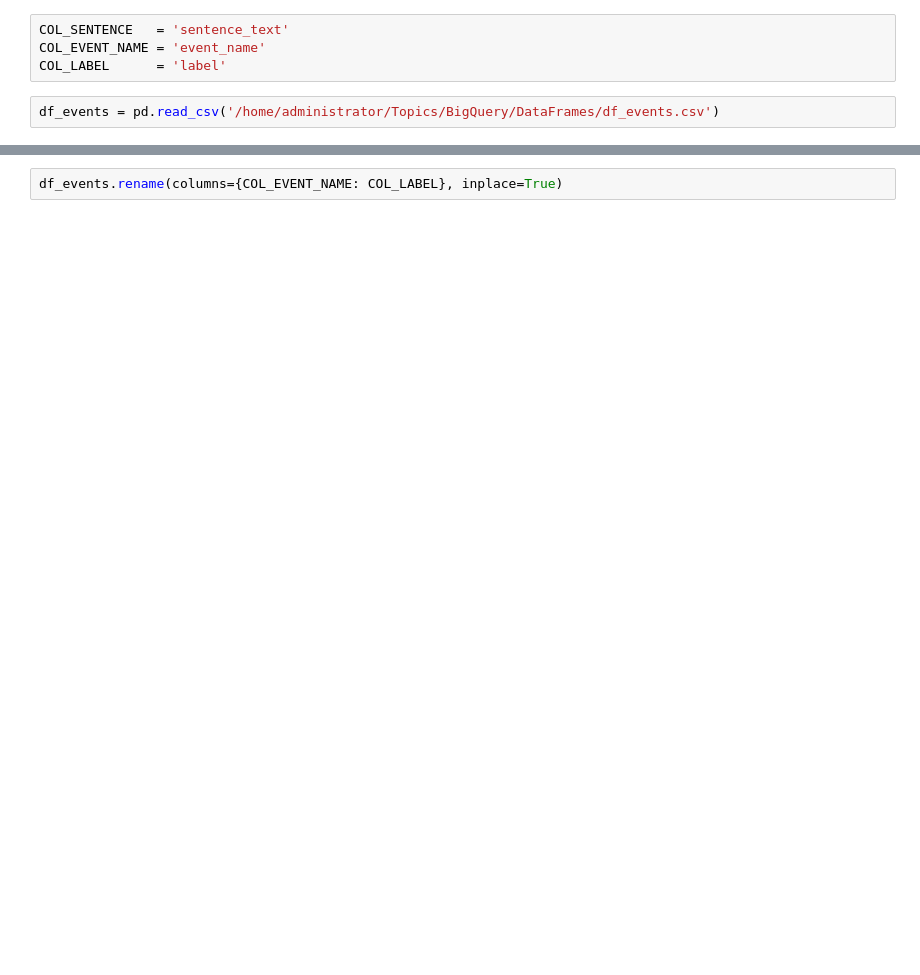
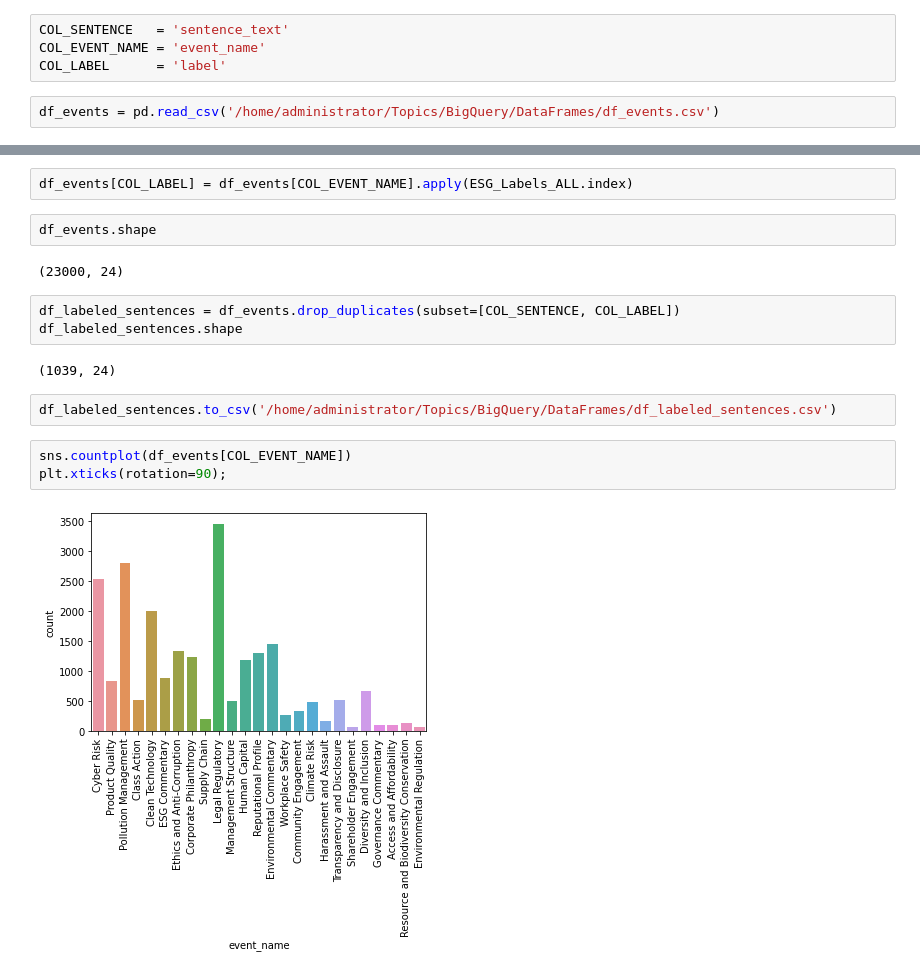
Before and after one commit to amenityllc/few-shot-text-classification, a Jupyter notebook: notebooks/CreateESGDataset.ipynb, the cells around one changed output, grey strips where cells are left out. Saved outputs shown, nothing was run; the diff lists cells and outputs as text; blank space fills up the shorter version.

```diff
--- a/notebooks/CreateESGDataset.ipynb
+++ b/notebooks/CreateESGDataset.ipynb
@@ -39,2 +98,18 @@ df_events.sample().T
-# %%
-df_events.rename(columns={COL_EVENT_NAME: COL_LABEL}, inplace=True)
+# %%
+df_events[COL_LABEL] = df_events[COL_EVENT_NAME].apply(ESG_Labels_ALL.index)
+# %%
+df_events.shape
+# %% [output]
+(23000, 24)
+# %%
+df_labeled_sentences = df_events.drop_duplicates(subset=[COL_SENTENCE, COL_LABEL])
+df_labeled_sentences.shape
+# %% [output]
+(1039, 24)
+# %%
+df_labeled_sentences.to_csv('/home/administrator/Topics/BigQuery/DataFrames/df_labeled_sentences.csv')
+# %%
+sns.countplot(df_events[COL_EVENT_NAME])
+plt.xticks(rotation=90);
+# %% [output]
+[figure, added]
```
Also changed, not shown: parts of 33 cells of this notebook, 3 other files.
